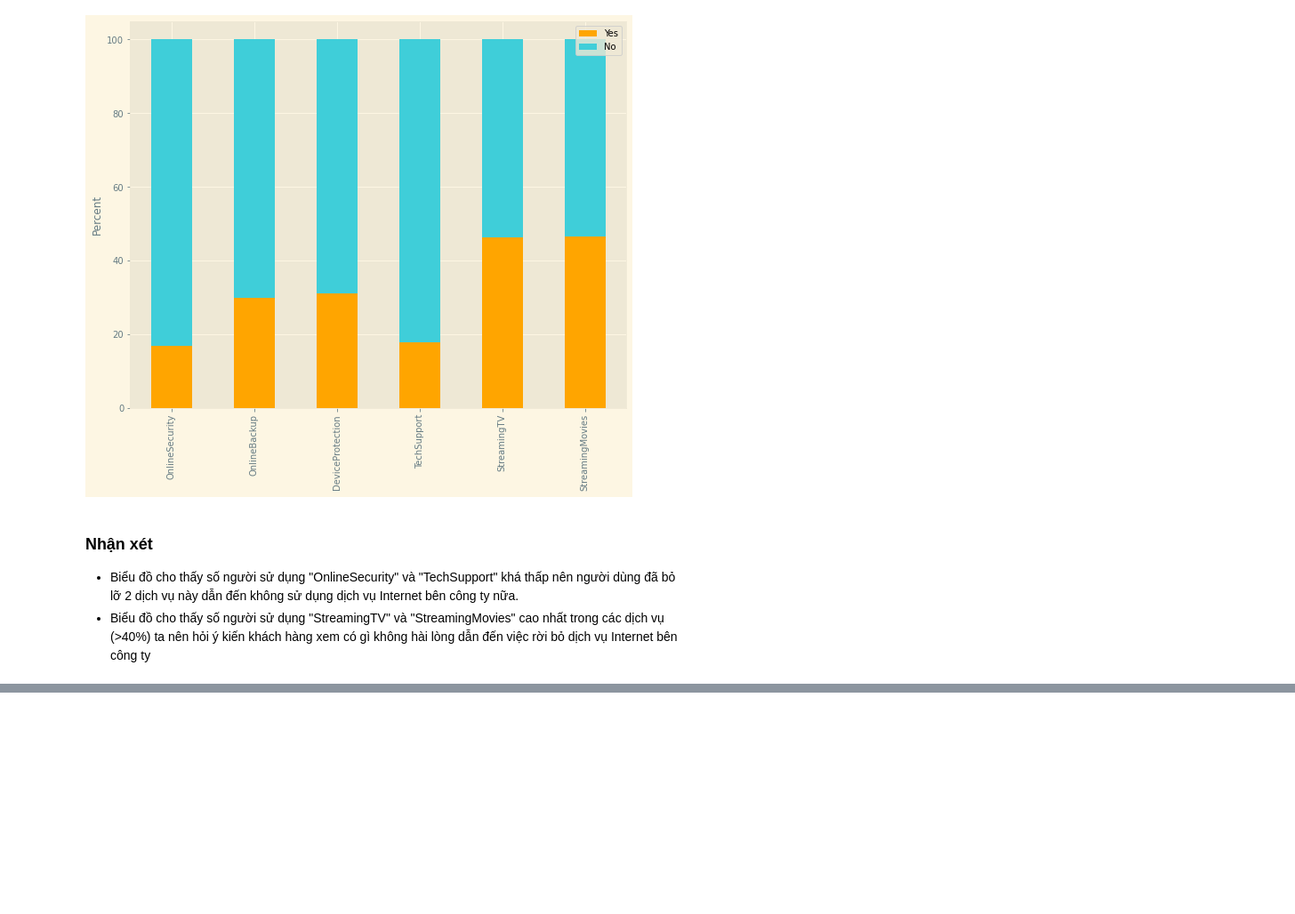
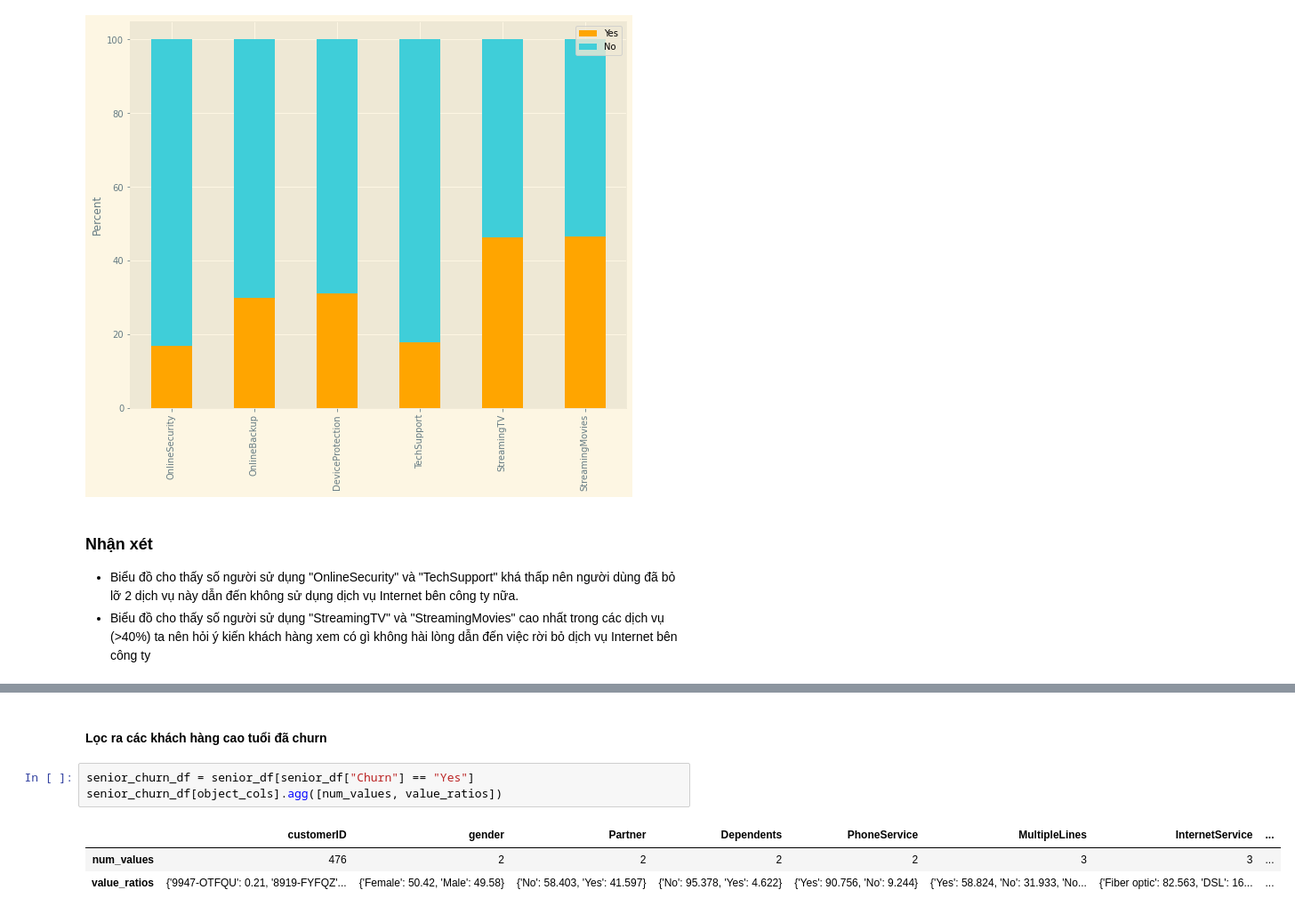
Before and after one commit to ptbminh1108/p4ds_lab_3, a Jupyter notebook: Telco_Customer_Churn.ipynb, the cells around one changed output, grey strips where cells are left out. Shown at 89% size. Saved outputs shown, nothing was run; the diff lists cells and outputs as text; blank space fills up the shorter version.

```diff
--- a/Telco_Customer_Churn.ipynb
+++ b/Telco_Customer_Churn.ipynb
@@ -289,0 +342,9 @@ non_Sernior_Citizen = df[df["SeniorCitizen"] == 0]
+# %% [markdown]
+#### Lọc ra các khách hàng cao tuổi đã churn
+# %%
+senior_churn_df = senior_df[senior_df["Churn"] == "Yes"]
+senior_churn_df[object_cols].agg([num_values, value_ratios])
+# %% [output]
+|  | customerID | gender | Partner | Dependents | PhoneService | MultipleLines | InternetService | ... |
+| num_values | 476 | 2 | 2 | 2 | 2 | 3 | 3 | ... |
+| value_ratios | {'9947-OTFQU': 0.21, '8919-FYFQZ'... | {'Female': 50.42, 'Male': 49.58} | {'No': 58.403, 'Yes': 41.597} | {'No': 95.378, 'Yes': 4.622} | {'Yes': 90.756, 'No': 9.244} | {'Yes': 58.824, 'No': 31.933, 'No... | {'Fiber optic': 82.563, 'DSL': 16... | ... |
```
Also changed, not shown: parts of 24 cells of this notebook.
